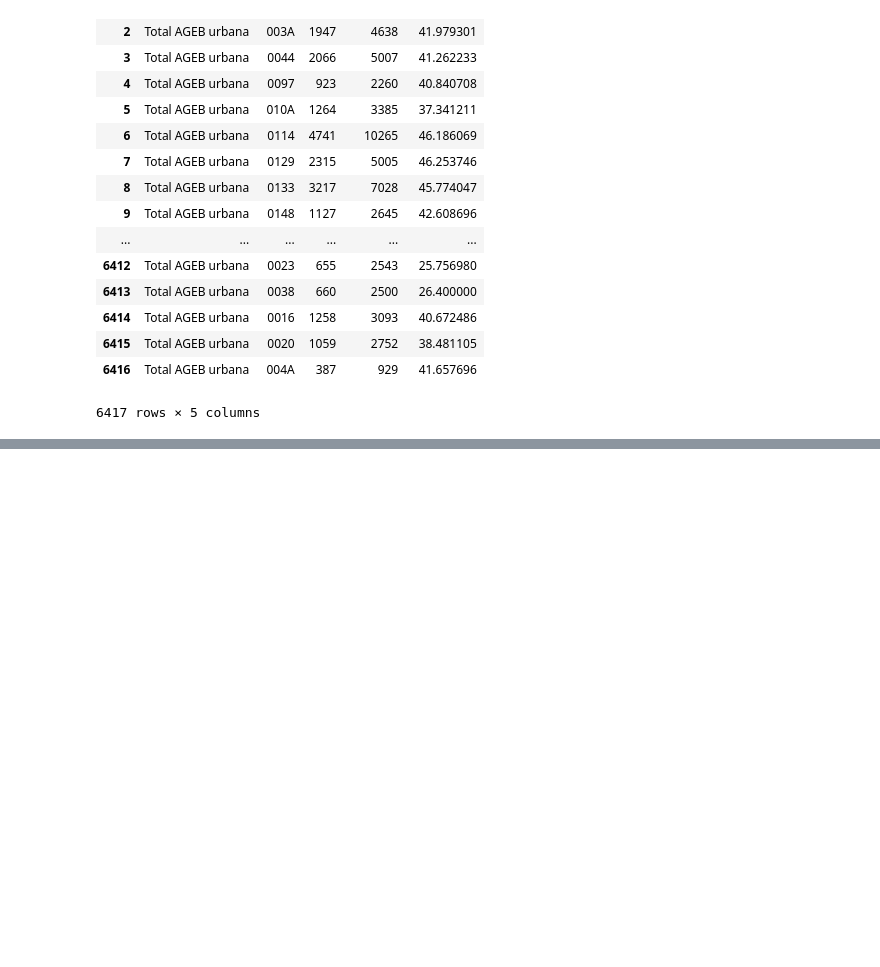
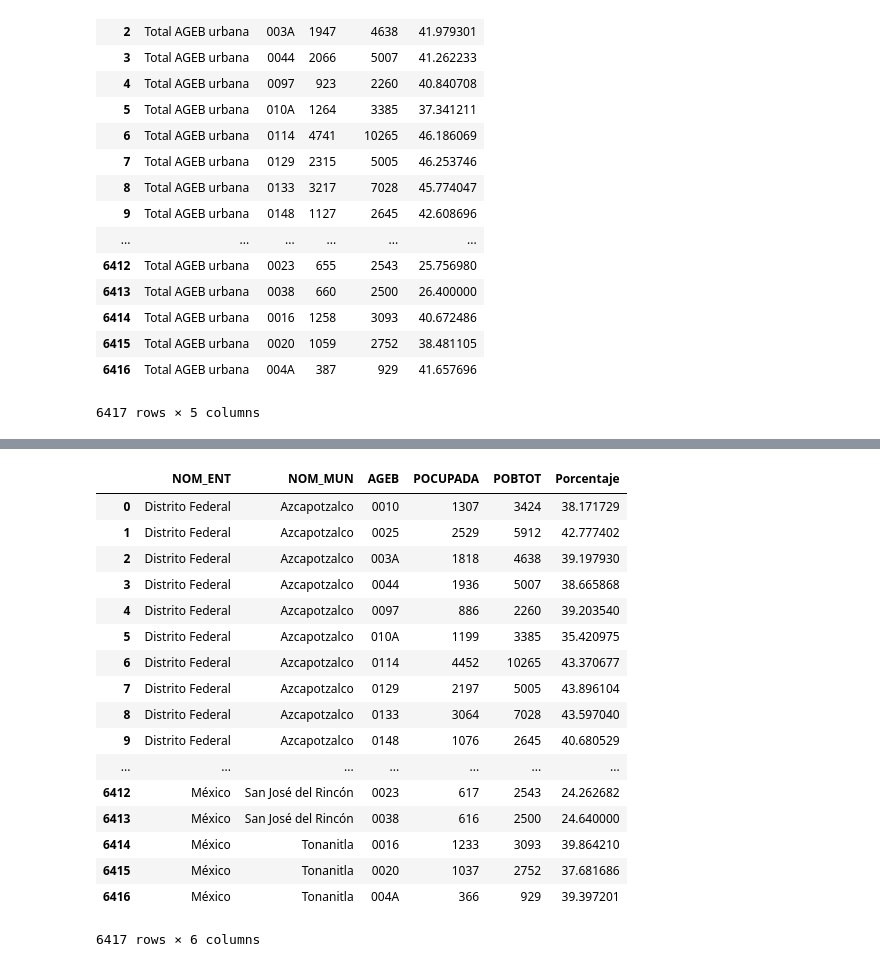
Before and after one commit to Iarmas/Project-1, a Jupyter notebook: GT_Activ_eco.ipynb, the cells around one changed output, grey strips where cells are left out. Saved outputs shown, nothing was run; the diff lists cells and outputs as text; code cells hidden in the pictures; blank space fills up the shorter version.

```diff
--- a/GT_Activ_eco.ipynb
+++ b/GT_Activ_eco.ipynb
@@ -67,0 +161,8 @@ eco_active
+# %%
+GT_df['PE_INAC'] = GT_df['PE_INAC'].str.replace('*', '0')
+
+eco_inactive_AGEB = GT_df.loc[:,['NOM_LOC','AGEB','PE_INAC','POBTOT']]
+eco_inactive_AGEB
+
+eco_inactive_AGEB['Porcentaje'] = eco_inactive_AGEB['PE_INAC'].astype(float)/eco_inactive_AGEB['POBTOT'].astype(float)*100
+eco_inactive_AGEB
@@ -67,0 +188,29 @@ eco_active
+# %%
+GT_df.reset_index()
+
+GT_df['POCUPADA'] = GT_df['POCUPADA'].str.replace('*', '0')
+
+eco_ocup_MUN = GT_df.loc[:,['NOM_ENT','NOM_MUN','AGEB','POCUPADA','POBTOT']]
+eco_ocup_MUN
+
+eco_ocup_MUN['Porcentaje'] = eco_ocup_MUN['POCUPADA'].astype(float)/eco_ocup_MUN['POBTOT'].astype(float)*100
+eco_ocup_MUN
+# %% [output]
+|  | NOM_ENT | NOM_MUN | AGEB | POCUPADA | POBTOT | Porcentaje |
+| 0 | Distrito Federal | Azcapotzalco | 0010 | 1307 | 3424 | 38.171729 |
+| 1 | Distrito Federal | Azcapotzalco | 0025 | 2529 | 5912 | 42.777402 |
+| 2 | Distrito Federal | Azcapotzalco | 003A | 1818 | 4638 | 39.197930 |
+| 3 | Distrito Federal | Azcapotzalco | 0044 | 1936 | 5007 | 38.665868 |
+| 4 | Distrito Federal | Azcapotzalco | 0097 | 886 | 2260 | 39.203540 |
+| 5 | Distrito Federal | Azcapotzalco | 010A | 1199 | 3385 | 35.420975 |
+| 6 | Distrito Federal | Azcapotzalco | 0114 | 4452 | 10265 | 43.370677 |
+| 7 | Distrito Federal | Azcapotzalco | 0129 | 2197 | 5005 | 43.896104 |
+| 8 | Distrito Federal | Azcapotzalco | 0133 | 3064 | 7028 | 43.597040 |
+| 9 | Distrito Federal | Azcapotzalco | 0148 | 1076 | 2645 | 40.680529 |
+| ... | ... | ... | ... | ... | ... | ... |
+| 6412 | México | San José del Rincón | 0023 | 617 | 2543 | 24.262682 |
+| 6413 | México | San José del Rincón | 0038 | 616 | 2500 | 24.640000 |
+| 6414 | México | Tonanitla | 0016 | 1233 | 3093 | 39.864210 |
+| 6415 | México | Tonanitla | 0020 | 1037 | 2752 | 37.681686 |
+| 6416 | México | Tonanitla | 004A | 366 | 929 | 39.397201 |
+6417 rows × 6 columns
```
Also changed, not shown: parts of 9 cells of this notebook.
